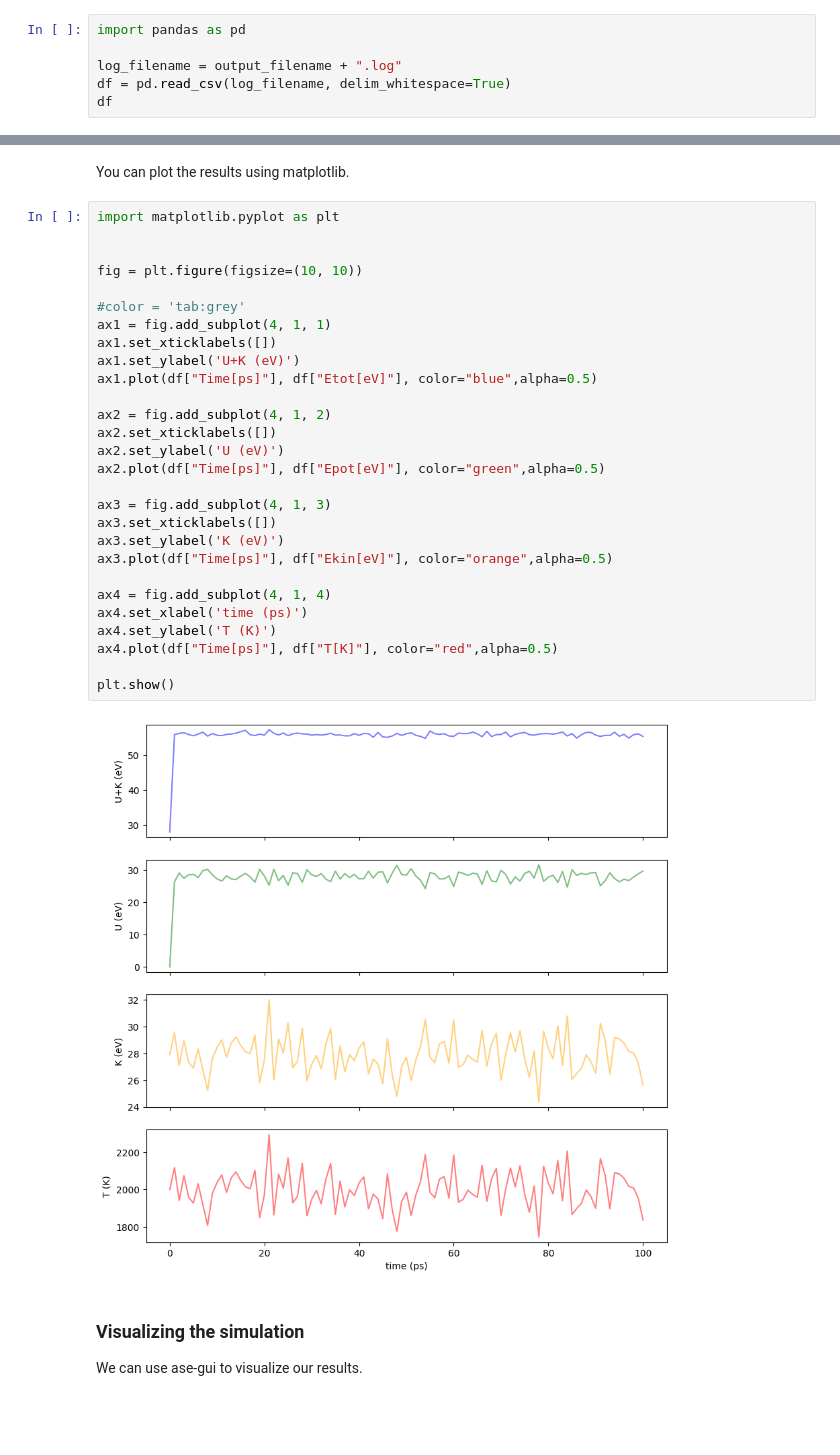
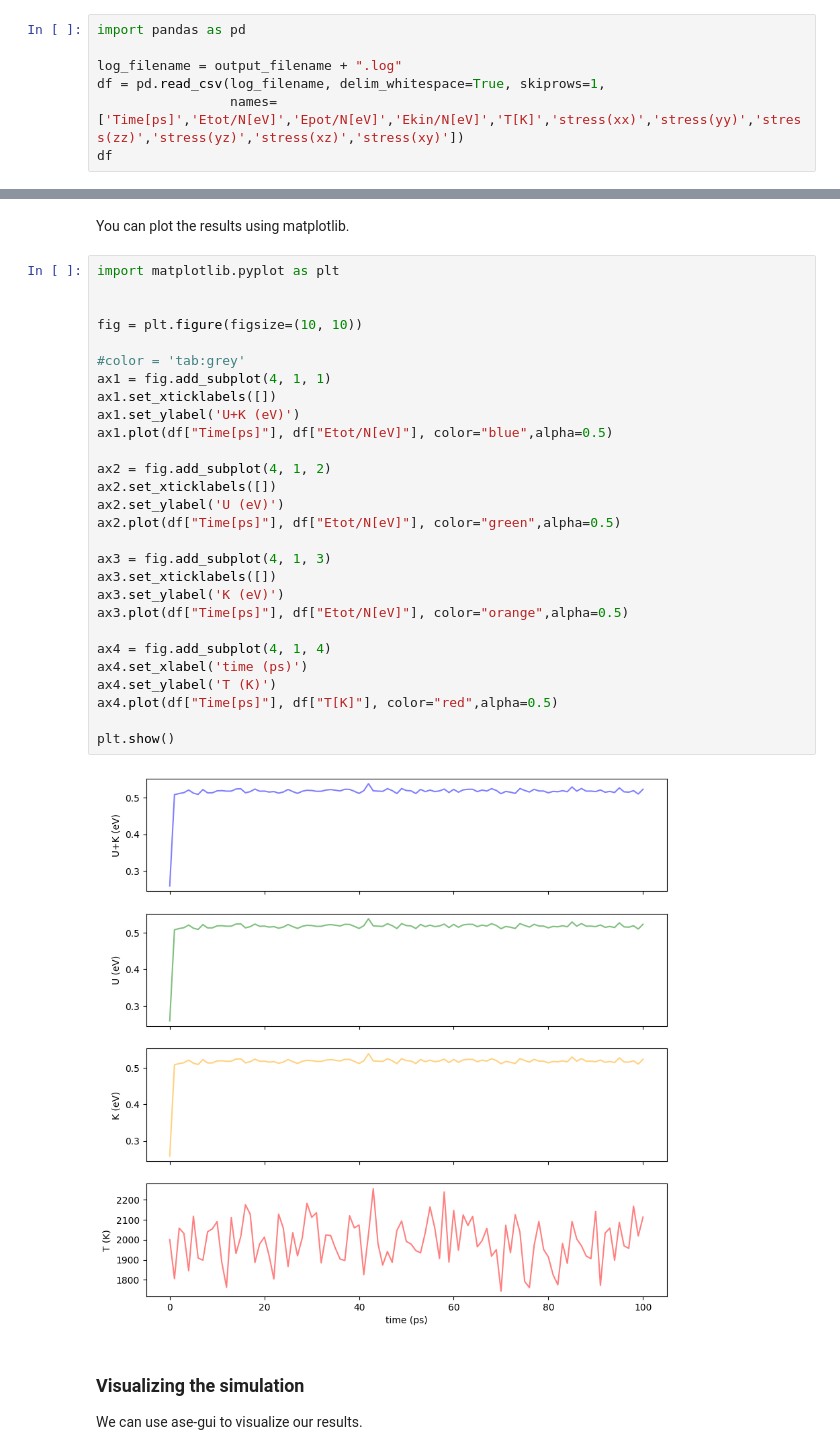
Before and after one commit to deng-group/MLE4217_5219_book, a Jupyter notebook: models_and_theories_II/md_mc.ipynb, the cells around one changed output, grey strips where cells are left out. Drawn from its saved outputs; the diff is of its cells as text; blank space fills up the shorter version.

```diff
--- a/models_and_theories_II/md_mc.ipynb
+++ b/models_and_theories_II/md_mc.ipynb
@@ -143,6 +125,7 @@ You can load the log file using pandas and see the evolution of the temperature
 import pandas as pd
 
 log_filename = output_filename + ".log"
-df = pd.read_csv(log_filename, delim_whitespace=True)
+df = pd.read_csv(log_filename, delim_whitespace=True, skiprows=1,
+                 names=['Time[ps]','Etot/N[eV]','Epot/N[eV]','Ekin/N[eV]','T[K]','stress(xx)','stress(yy)','stress(zz)','stress(yz)','stress(xz)','stress(xy)'])
 df
 # %% [output]
@@ -164,33 +147,33 @@ You can plot the results using matplotlib.
 # %%
 import matplotlib.pyplot as plt
 
 
 fig = plt.figure(figsize=(10, 10))
 
 #color = 'tab:grey'
 ax1 = fig.add_subplot(4, 1, 1)
 ax1.set_xticklabels([])
 ax1.set_ylabel('U+K (eV)')
-ax1.plot(df["Time[ps]"], df["Etot[eV]"], color="blue",alpha=0.5)
+ax1.plot(df["Time[ps]"], df["Etot/N[eV]"], color="blue",alpha=0.5)
 
 ax2 = fig.add_subplot(4, 1, 2)
 ax2.set_xticklabels([])
 ax2.set_ylabel('U (eV)')
-ax2.plot(df["Time[ps]"], df["Epot[eV]"], color="green",alpha=0.5)
+ax2.plot(df["Time[ps]"], df["Etot/N[eV]"], color="green",alpha=0.5)
 
 ax3 = fig.add_subplot(4, 1, 3)
 ax3.set_xticklabels([])
 ax3.set_ylabel('K (eV)')
-ax3.plot(df["Time[ps]"], df["Ekin[eV]"], color="orange",alpha=0.5)
+ax3.plot(df["Time[ps]"], df["Etot/N[eV]"], color="orange",alpha=0.5)
 
 ax4 = fig.add_subplot(4, 1, 4)
 ax4.set_xlabel('time (ps)')
 ax4.set_ylabel('T (K)')
 ax4.plot(df["Time[ps]"], df["T[K]"], color="red",alpha=0.5)
 
 plt.show()
 # %% [output]
-[figure, old version]
+[figure, new version]
 # %% [markdown]
 ### Visualizing the simulation
 We can use ase-gui to visualize our results.
```
Also changed, not shown: parts of 10 cells of this notebook.
